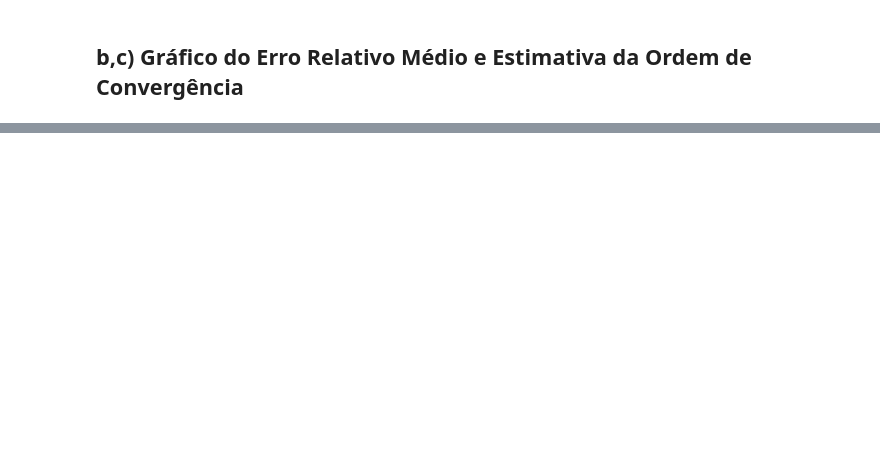
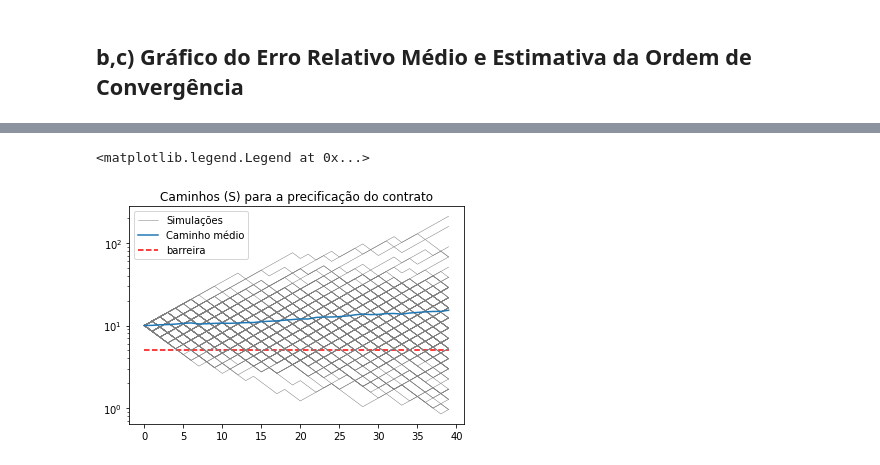
Before and after one commit to cleitonmoya/MAE001_Trabalho1, a Jupyter notebook: Trab1_MAE_vCleiton.ipynb, the cells around one changed output, grey strips where cells are left out. Drawn from its saved outputs; the diff is of its cells as text; code cells hidden in the pictures; blank space fills up the shorter version.

```diff
--- a/Trab1_MAE_vCleiton.ipynb
+++ b/Trab1_MAE_vCleiton.ipynb
@@ -340,0 +370,8 @@ Podemos verificar no gráfico que o coeficiente angular da reta é aproximadamen
+# %%
+B = 5
+def put_barreira(K,S):
+  Sm = S.mean()
+  if (K > Sm) and (S>=B).all():
+    return K-Sm
+  else:
+    return 0
@@ -340,0 +386,11 @@ Podemos verificar no gráfico que o coeficiente angular da reta é aproximadamen
+# %%
+plt.title('Caminhos (S) para a precificação do contrato')
+plt.plot(s[0].T, linewidth=0.5, color='grey', label='Simulações')
+plt.plot(s[1:].T, linewidth=0.5, color='grey')
+plt.plot(s.mean(0), label='Caminho médio')
+plt.hlines(B, xmin=0, xmax=N-1, color='r', linestyle='--', label='barreira')
+plt.yscale('log')
+plt.legend()
+# %% [output]
+<matplotlib.legend.Legend at 0x...>
+[figure, added]
```
Also changed, not shown: parts of 15 cells of this notebook.
